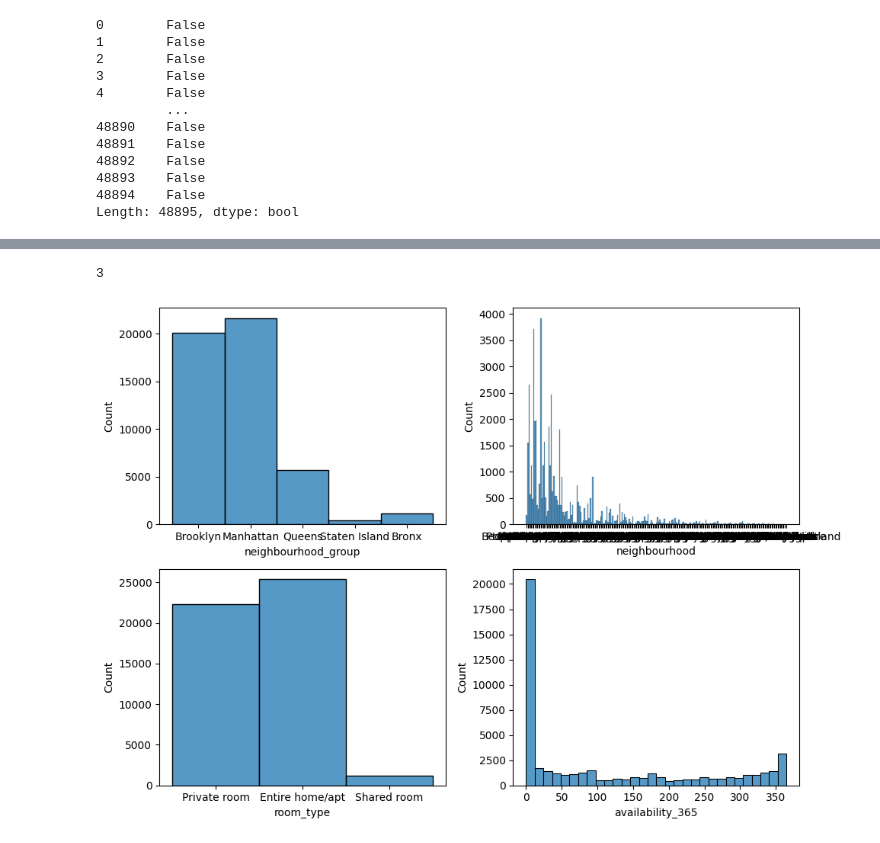
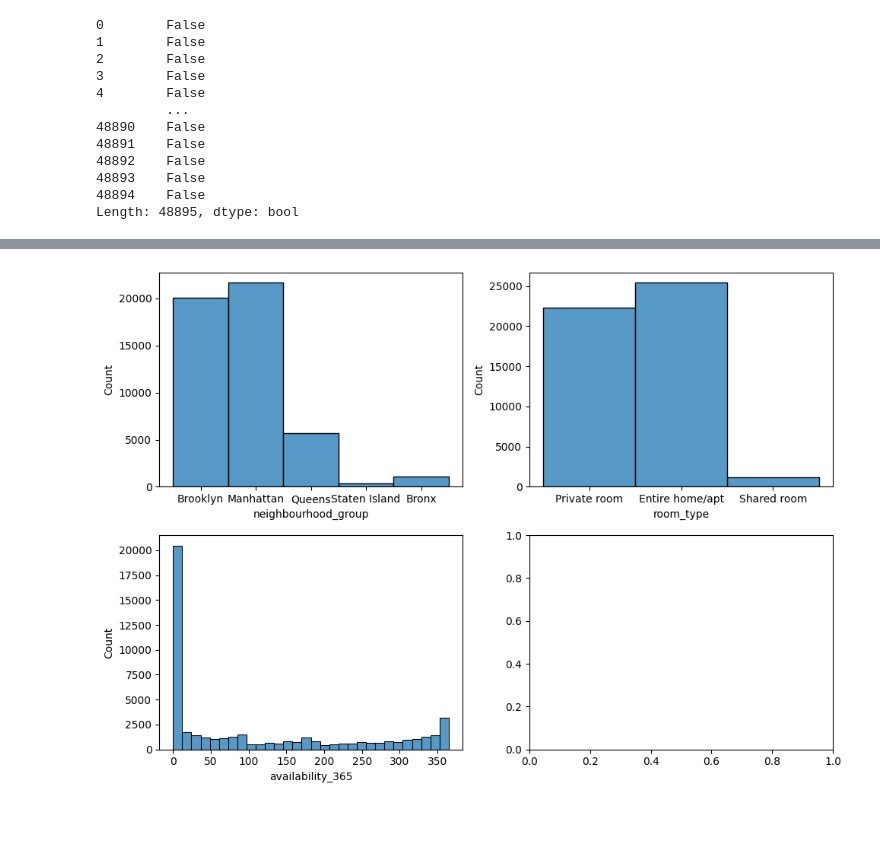
Before and after one commit to 4GeeksAcademy/pabloaznar-intro-ml, a Jupyter notebook: src/eda-airbnd-ny.ipynb, the cells around one changed output, grey strips where cells are left out. Cells and saved outputs as stored; diff of their text form; code cells hidden in the pictures.

```diff
--- a/src/eda-airbnd-ny.ipynb
+++ b/src/eda-airbnd-ny.ipynb
@@ -103,3 +103,4 @@ df.head()
 # %%
-df.drop(['id', 'name', 'host_id', 'host_name'], axis=1, inplace=True)
+df.drop(["id", "name", "host_id", "host_name", "neighbourhood", "last_review", "reviews_per_month"], axis=1, inplace=True)
+df
 # %% [output]
@@ -119,14 +150,13 @@ df.head()
 # %%
 fig, axis = plt.subplots(2, 2, figsize=(10, 7))
 
+
 sns.histplot(ax=axis[0,0], data=df, x='neighbourhood_group')
-sns.histplot(ax=axis[0,1], data=df, x='neighbourhood')
-sns.histplot(ax=axis[1,0], data=df, x='room_type')
-sns.histplot(ax=axis[1,1], data=df, x='availability_365')
+sns.histplot(ax=axis[0,1], data=df, x='room_type')
+sns.histplot(ax=axis[1,0], data=df, x='availability_365')
 
 
 plt.tight_layout()
-df['room_type'].nunique()
+#df[df['availability_365'] == 0]
 # %% [output]
-3
-[figure, old version]
+[figure, new version]
```
Also changed, not shown: parts of 13 cells of this notebook.
